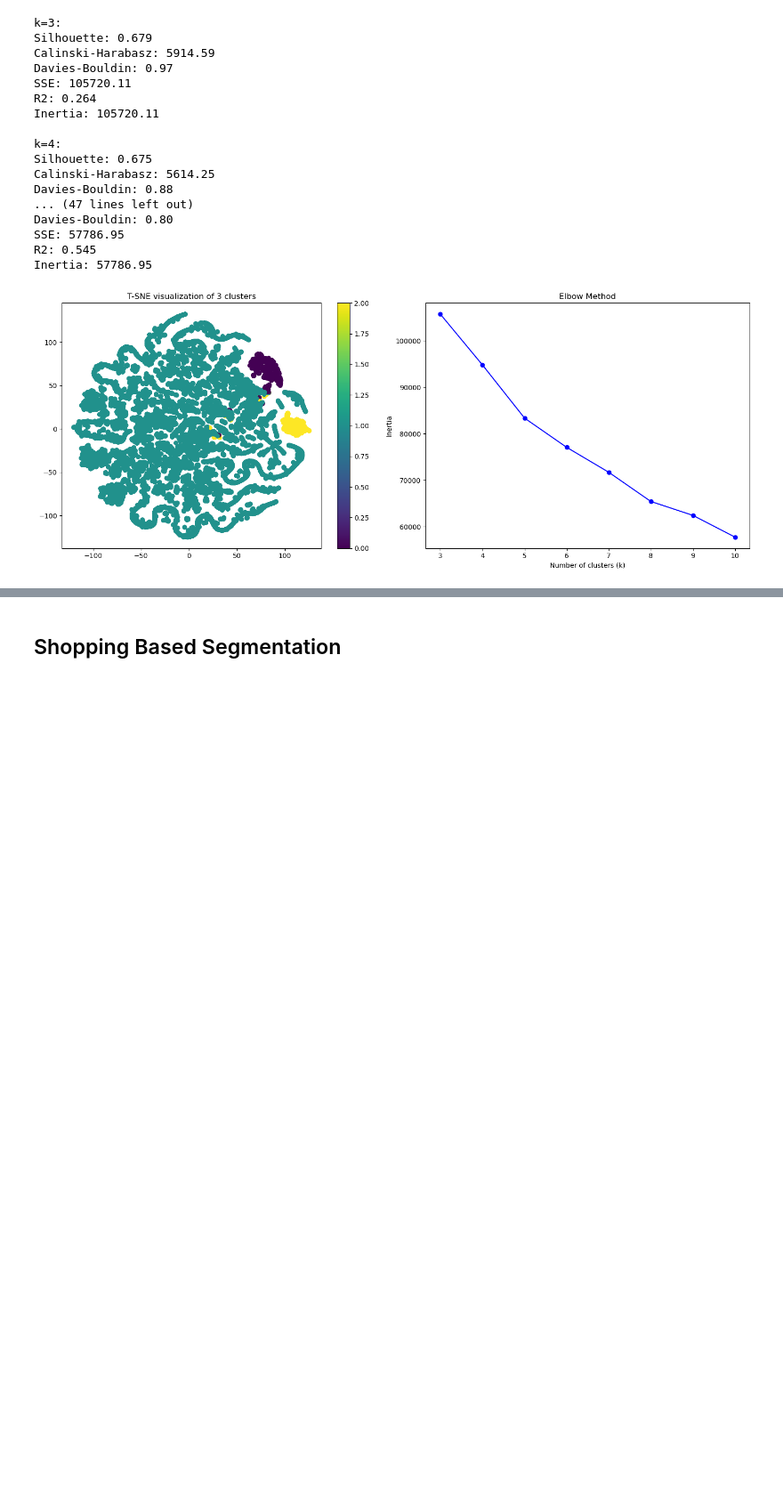
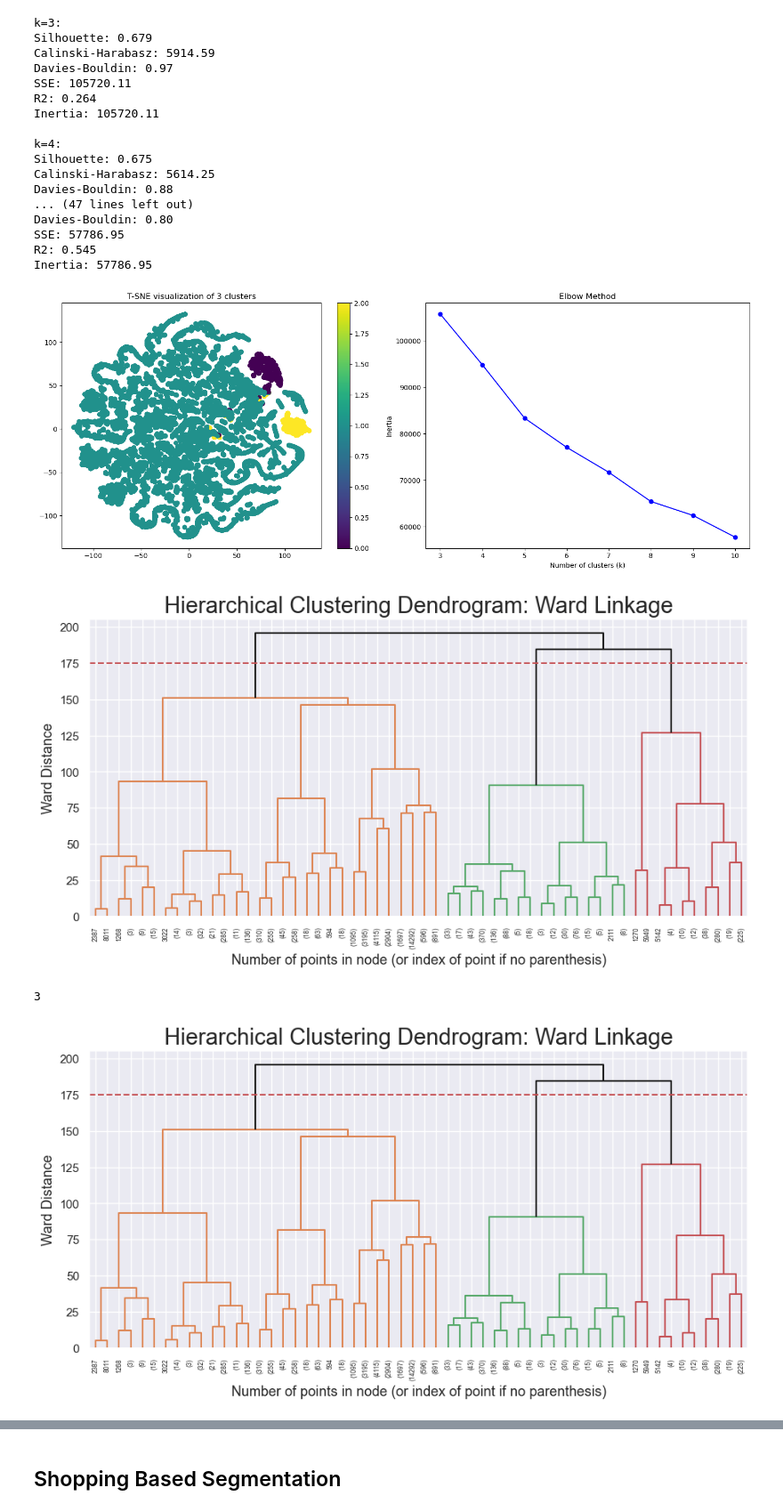
Before and after one commit to diogoruivo47/Data-Mining, a Jupyter notebook: Final_clustering_Kmeans&SOM_Update.ipynb, the cells around one changed output, grey strips where cells are left out. Shown at 89% size. Cells and saved outputs as stored; diff of their text form; code cells hidden in the pictures; blank space fills up the shorter version.

```diff
--- a/Final_clustering_Kmeans&SOM_Update.ipynb
+++ b/Final_clustering_Kmeans&SOM_Update.ipynb
@@ -317,0 +320,33 @@ def analyze_feature_importance(df):
+# %%
+def plot_dendrogram(df, method='ward', y_threshold=200):
+    # Compute the linkage matrix
+    linkage_matrix = linkage(df, method=method)
+
+    # Set up the plotting environment
+    sns.set()
+    fig = plt.figure(figsize=(11, 5))
+
+    # Plot the dendrogram
+    dendrogram(
+        linkage_matrix,
+        truncate_mode='level',  # Show a limited number of levels
+        p=5,  # Show only the last `p` merged clusters
+        color_threshold=y_threshold,  # Highlight clusters above threshold
+        above_threshold_color='k'  # Color above the threshold
+    )
+
+    # Add a horizontal line for the threshold
+    plt.hlines(y_threshold, 0, plt.xlim()[1], colors="r", linestyles="dashed")
+
+    # Customize the plot
+    plt.title(f'Hierarchical Clustering Dendrogram: {method.title()} Linkage', fontsize=21)
+    plt.xlabel('Number of points in node (or index of point if no parenthesis)', fontsize=13)
+    plt.ylabel(f'{method.title()} Distance', fontsize=13)
+    plt.show()
+
+    # Get the clusters at the given y_threshold
+    clusters = fcluster(linkage_matrix, y_threshold, criterion='distance')
+
+    # Return the number of clusters formed at the threshold
+    n_clusters = len(set(clusters))
+    return n_clusters
@@ -560,0 +578,6 @@ print(metrics)
+# %%
+n_clusters = plot_dendrogram(pref_clean, method='ward', y_threshold=175)
+# %% [output]
+[figure, added]
+3
+[figure, added]
```
Also changed, not shown: parts of 19 cells of this notebook.
